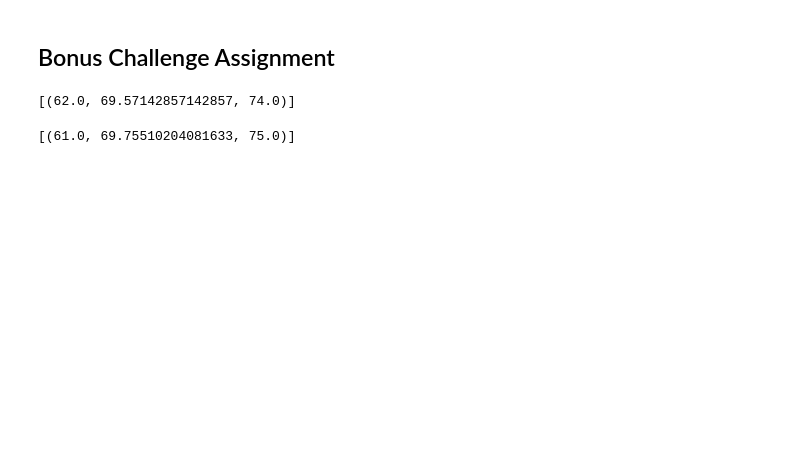
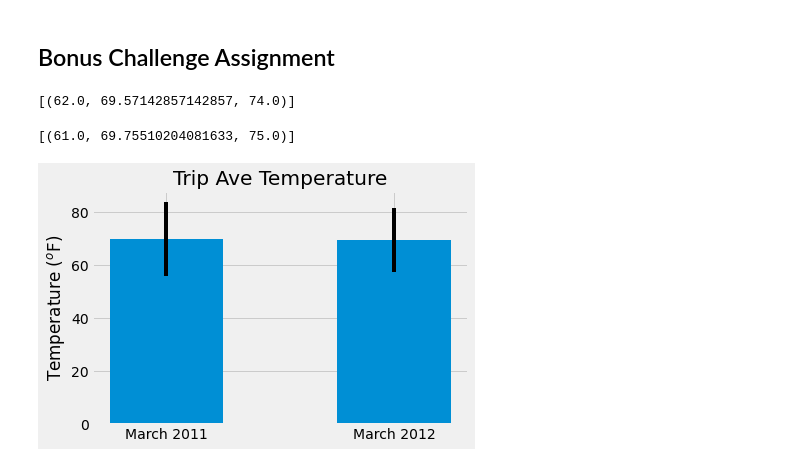
Before and after one commit to FernB/sqlalchemy-challenge, a Jupyter notebook: climate_starter.ipynb, the cells around one changed output. Drawn from its saved outputs; the diff is of its cells as text; code cells hidden in the pictures; blank space fills up the shorter version.

```diff
--- a/climate_starter.ipynb
+++ b/climate_starter.ipynb
@@ -286,13 +222,27 @@ print(calc_temps('2012-02-28', '2012-03-05'))
 # for your trip using the previous year's data for those same dates.
 
 print(calc_temps('2011-02-28', '2011-03-05'))
+start = calc_temps('2011-02-28', '2011-03-05')
+
+labels = ["March 2011", "March 2012"]
+pltvalues = [start[0][1],end[0][1]]
+startp = start[0][2]-start[0][0]
+endp = end[0][2]-end[0][0]
+peaktopeak = [startp,endp]
 # %% [output]
 [(61.0, 69.75510204081633, 75.0)]
 # %%
 # Plot the results from your previous query as a bar chart.
 # Use "Trip Avg Temp" as your Title
 # Use the average temperature for the y value
 # Use the peak-to-peak (tmax-tmin) value as the y error bar (yerr)
+
+plt.bar(labels,pltvalues, 0.5, yerr = peaktopeak)
+plt.title("Trip Ave Temperature")
+plt.ylabel("Temperature ($^o$F)")
+plt.show()
+# %% [output]
+[figure, added]
 # %%
 # Calculate the total amount of rainfall per weather station for your trip dates using the previous year's matching dates.
 # Sort this in descending order by precipitation amount and list the station, name, latitude, longitude, and elevation
```
Also changed, not shown: parts of 19 cells of this notebook, 1 other file.
